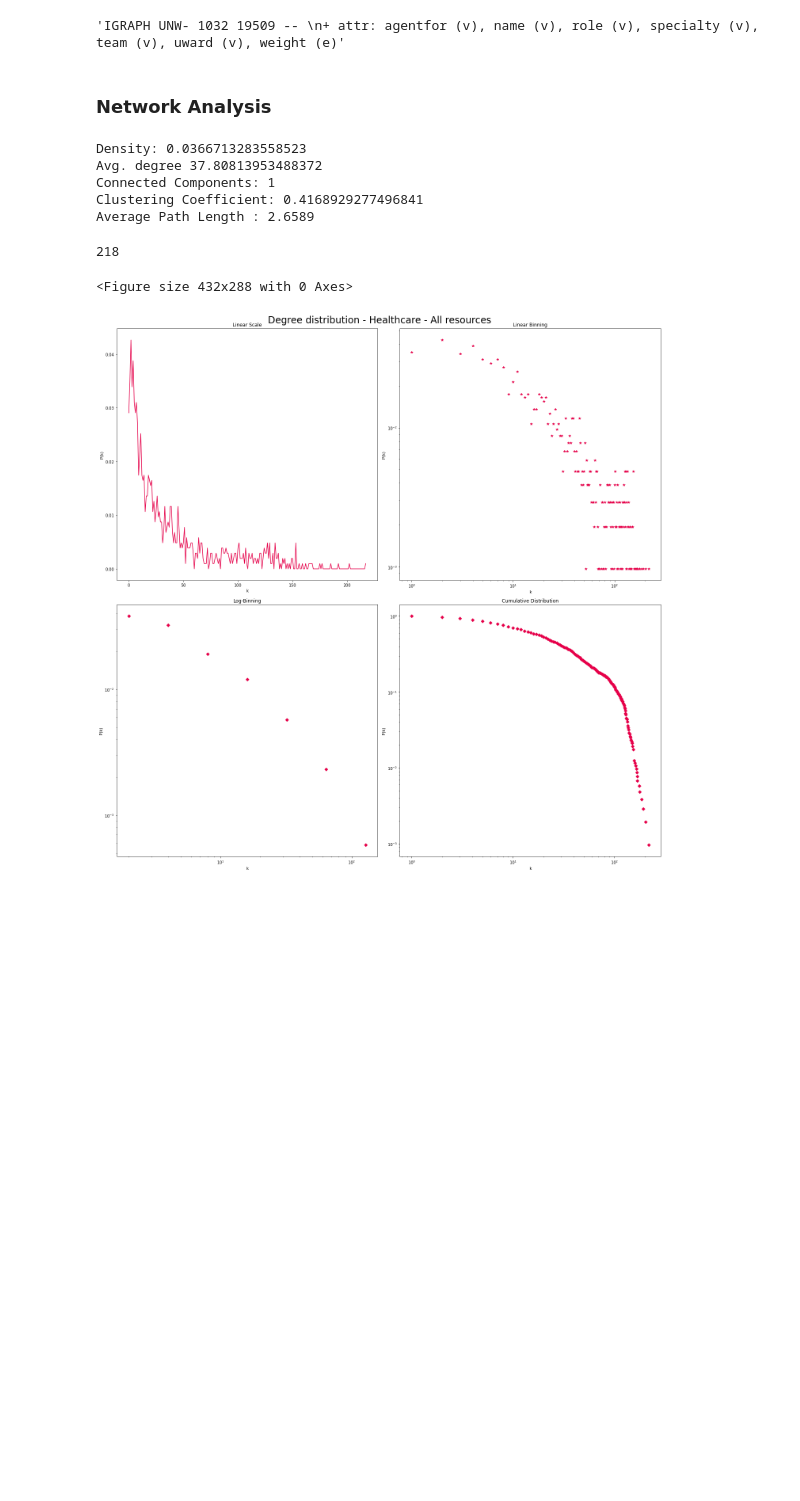
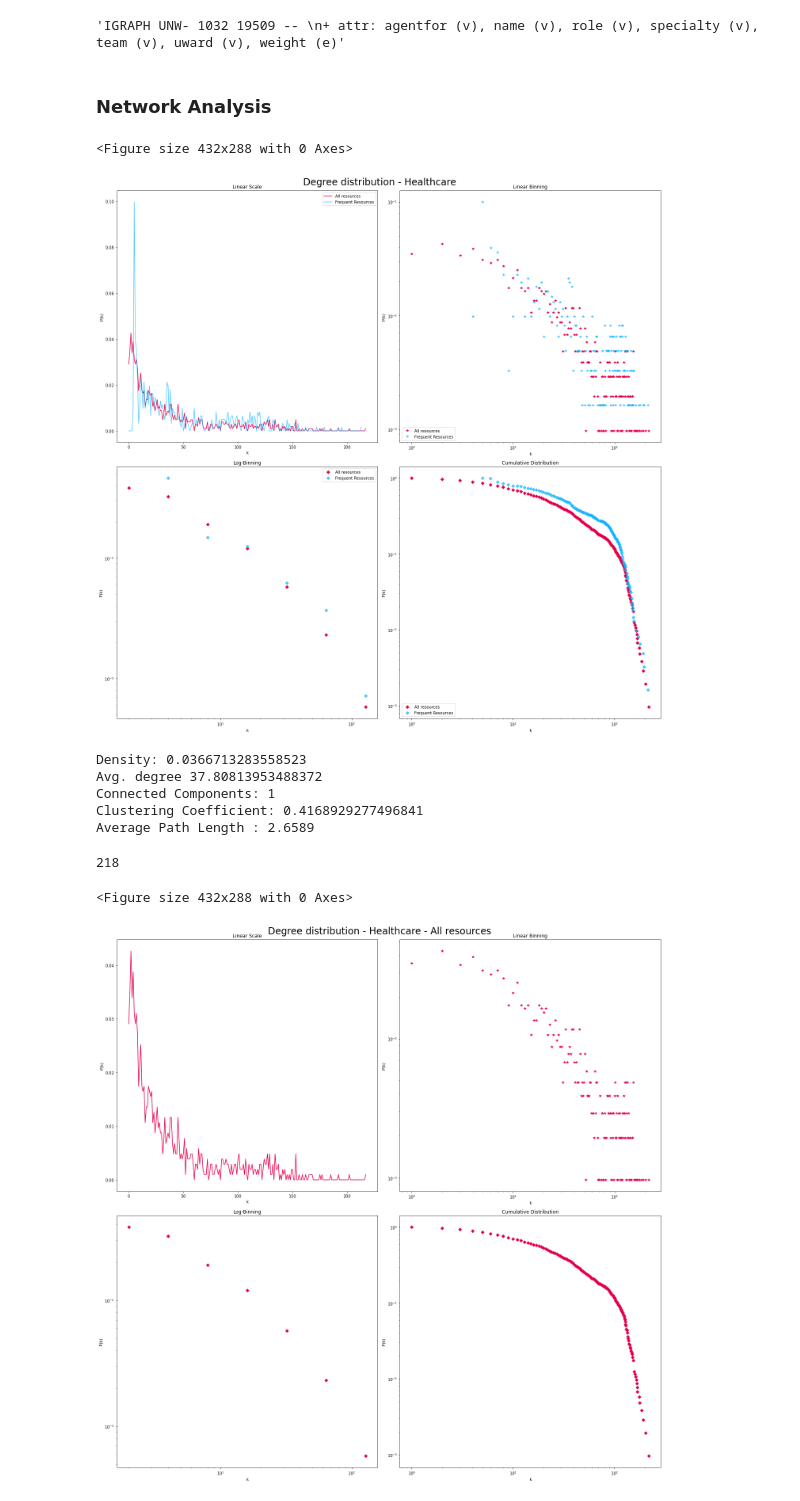
Before and after one commit to diazmx/phd-thesis-lab, a Jupyter notebook: 04-Analysis/02-NetworkModel-HC.ipynb, the cells around one changed output. Drawn from its saved outputs; the diff is of its cells as text; code cells hidden in the pictures; blank space fills up the shorter version.

```diff
--- a/04-Analysis/02-NetworkModel-HC.ipynb
+++ b/04-Analysis/02-NetworkModel-HC.ipynb
@@ -416,6 +450,76 @@ user_network.summary()
 'IGRAPH UNW- 1032 19509 -- \n+ attr: agentfor (v), name (v), role (v), specialty (v), team (v), uward (v), weight (e)'
 # %% [markdown]
 ### Network Analysis
+# %%
+max_degree = max(user_network.degree())
+max_degree_filter = max(user_network_filter.degree())
+
+#print(max_degree)
+
+# Crear una lista donde se almacena
+degree_list = np.zeros(max_degree, dtype=int)
+degree_list_filter = np.zeros(max_degree_filter, dtype=int)
+
+for node in user_network.vs():
+    degree_list[node.degree()-1] = (degree_list[node.degree()-1] + 1)
+
+for node in user_network_filter.vs():
+    degree_list_filter[node.degree()-1] = (degree_list_filter[node.degree()-1] + 1)
+
+degree_list = degree_list / user_network.vcount()
+degree_list_filter = degree_list_filter / user_network_filter.vcount()
+
+plt.clf()
+fig, axs = plt.subplots(2, 2, figsize=(20,20))
+
+# LINEAR SCALE
+axs[0, 0].set_title('Linear Scale')
+axs[0, 0].plot(degree_list, color='#e60049', label="All resources")
+axs[0, 0].plot(degree_list_filter, color='#0bb4ff', alpha=0.7, label="Frequent Resources")
+axs[0, 0].legend(loc = 'upper right')
+axs[0, 0].set(ylabel='P(k)', xlabel='k')
+
+# LINEAR BINNING
+axs[0, 1].set_title('Linear Binning')
+axs[0, 1].plot(range(max_degree), degree_list, color="#e60049", marker='*', ls='None', label="All resources")
+axs[0, 1].plot(range(max_degree_filter), degree_list_filter, color='#0bb4ff', alpha=0.7, marker='*', ls='None',label="Frequent Resources")
+axs[0, 1].legend(loc = 'lower left')
+axs[0, 1].loglog()
+axs[0, 1].set(ylabel='P(k)', xlabel='k')
+
+# LOG-BINNING
+axs[1, 0].set_title('Log-Binning')
+n_log_bin = ceil(log2(max(user_network.degree())))
+n_log_bin_filter = ceil(log2(max(user_network_filter.degree())))
+x_values, y_values = calculate_log_binning(degree_list, n_log_bin)
+axs[1, 0].plot(x_values, y_values, color='#e60049', marker="D", ls='None', label="All resources")
+x_values, y_values = calculate_log_binning(degree_list_filter, n_log_bin_filter)
+axs[1, 0].plot(x_values, y_values, color='#0bb4ff', alpha=0.7, marker="D", ls='None', label="Frequent Resources")
+axs[1, 0].legend(loc = 'upper right')
+axs[1, 0].loglog()
+axs[1, 0].set(ylabel='P(k)', xlabel='k')
+
+# COMULATIVE
+axs[1, 1].set_title("Cumulative Distribution")
+degree_sequence = sorted([d for d in user_network.degree()], reverse=True)  # degree sequence
+degreeCount = collections.Counter(degree_sequence)
+deg, cnt = zip(*degreeCount.items())
+cs = np.cumsum(np.array(cnt)/user_network.vcount())
+axs[1, 1].loglog(deg, cs, color='#e60049', marker="D", ls='None', label="All resources")
+degree_sequence = sorted([d for d in user_network_filter.degree()], reverse=True)  # degree sequence
+degreeCount = collections.Counter(degree_sequence)
+deg, cnt = zip(*degreeCount.items())
+cs = np.cumsum(np.array(cnt)/user_network_filter.vcount())
+axs[1, 1].loglog(deg, cs, color='#0bb4ff', alpha=0.7, marker="D", ls='None', label="Frequent Resources")
+axs[1, 1].legend(loc = 'lower left')
+axs[1, 1].set(ylabel='P(k)', xlabel='k')
+
+fig.suptitle("Degree distribution - Healthcare", fontsize=24)
+fig.tight_layout()
+plt.show()
+# %% [output]
+<Figure size 432x288 with 0 Axes>
+[figure, added]
 # %%
 density = user_network.density()
 print("Density:", density)
```
Also changed, not shown: parts of 9 cells of this notebook, 1 other file.
